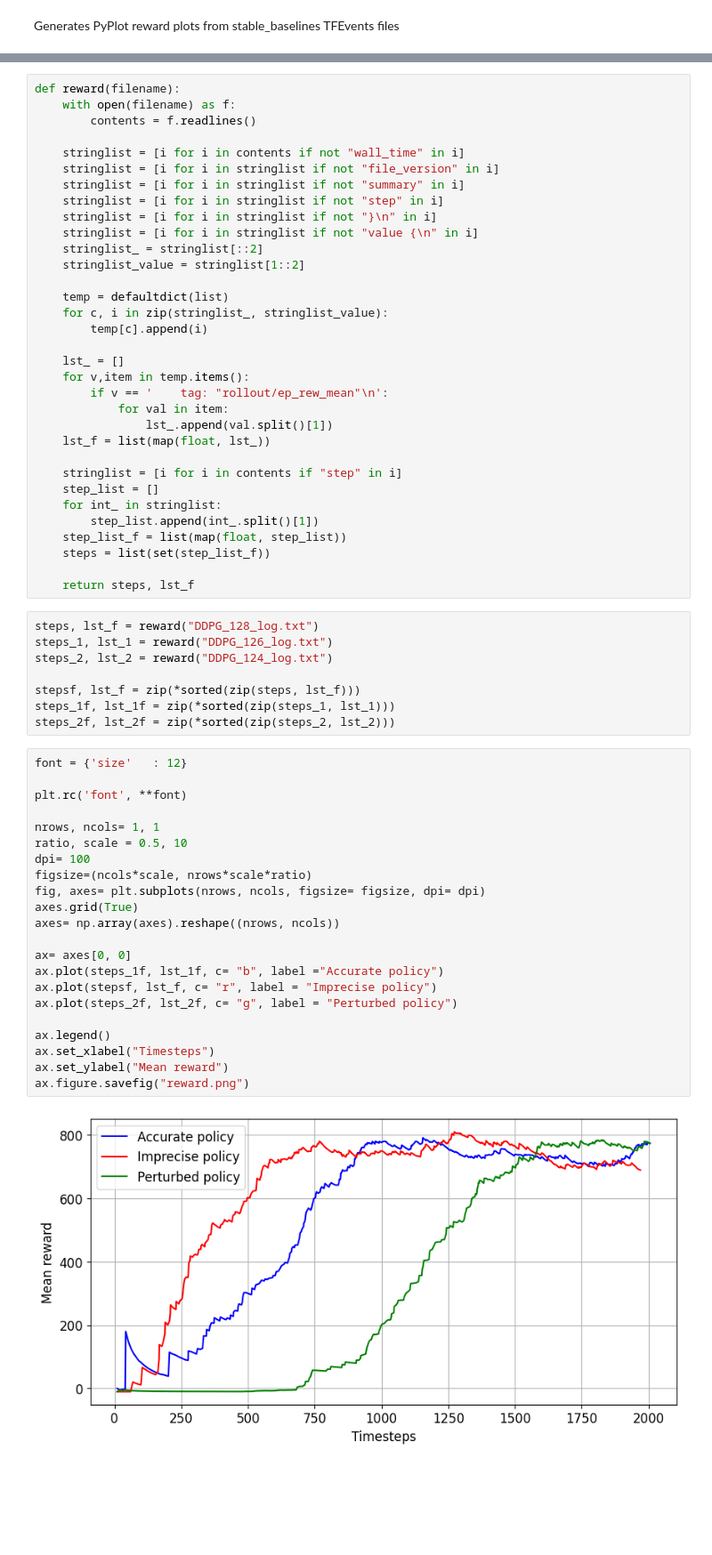
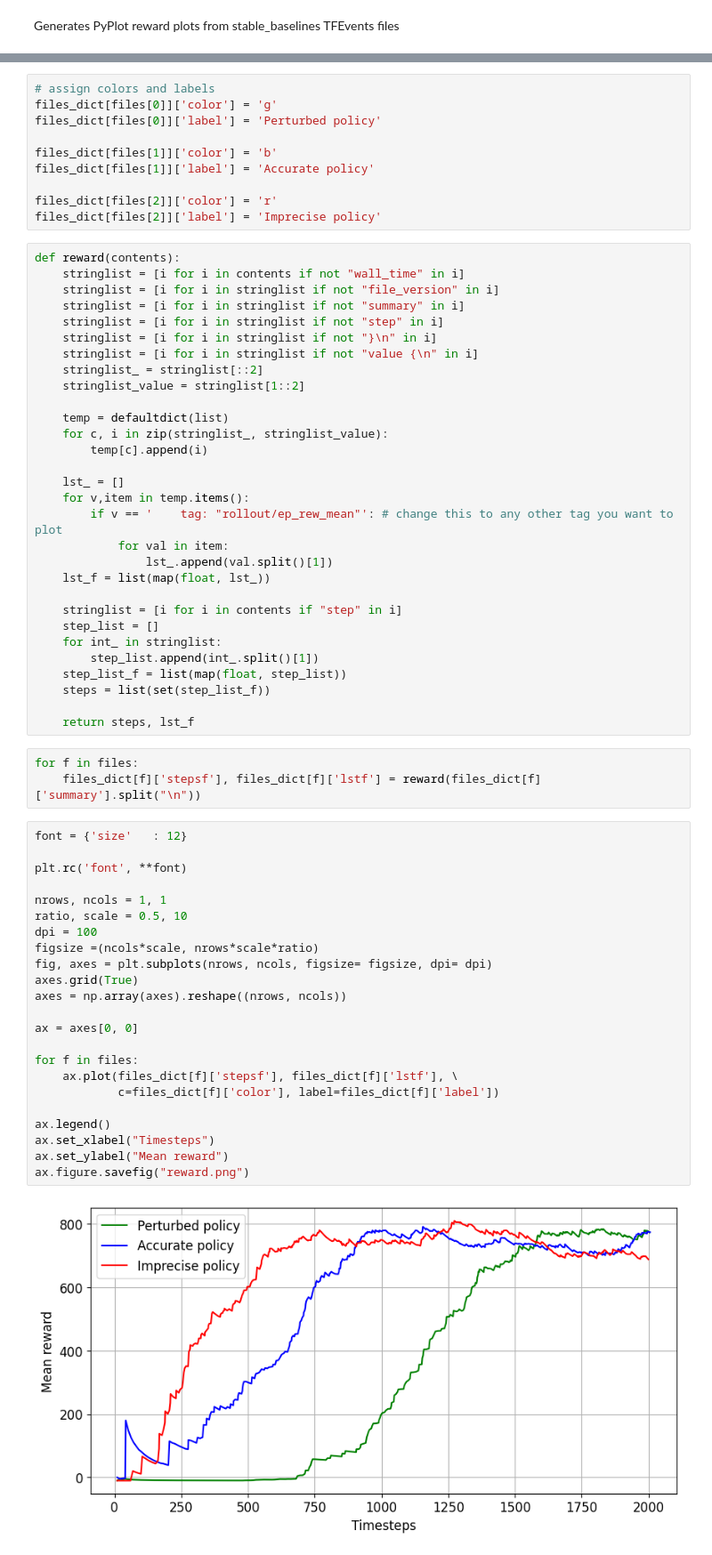
Before and after one commit to VoxML/BabyVW, a Jupyter notebook: stacker-agent/analysis/generate-reward-plots.ipynb, the cells around one changed output, grey strips where cells are left out. Shown at 89% size. Saved outputs shown, nothing was run; the diff lists cells and outputs as text; blank space fills up the shorter version.

Commit message:
Add generic version of generate-reward-plots

```diff
--- a/stacker-agent/analysis/generate-reward-plots.ipynb
+++ b/stacker-agent/analysis/generate-reward-plots.ipynb
@@ -8,8 +42,15 @@ from collections import defaultdict
+# %%
+# assign colors and labels
+files_dict[files[0]]['color'] = 'g'
+files_dict[files[0]]['label'] = 'Perturbed policy'
+
+files_dict[files[1]]['color'] = 'b'
+files_dict[files[1]]['label'] = 'Accurate policy'
+
+files_dict[files[2]]['color'] = 'r'
+files_dict[files[2]]['label'] = 'Imprecise policy'
 # %%
-def reward(filename):
-    with open(filename) as f:
-        contents = f.readlines()
-
+def reward(contents):
     stringlist = [i for i in contents if not "wall_time" in i]
     stringlist = [i for i in stringlist if not "file_version" in i]
     stringlist = [i for i in stringlist if not "summary" in i]
@@ -25,7 +66,7 @@ def reward(filename):
 
     lst_ = []
     for v,item in temp.items():
-        if v == '    tag: "rollout/ep_rew_mean"\n':
+        if v == '    tag: "rollout/ep_rew_mean"': # change this to any other tag you want to plot
             for val in item:
                 lst_.append(val.split()[1])
     lst_f = list(map(float, lst_))
@@ -39,34 +80,30 @@ def reward(filename):
 
     return steps, lst_f
 # %%
-steps, lst_f = reward("DDPG_128_log.txt")
-steps_1, lst_1 = reward("DDPG_126_log.txt")
-steps_2, lst_2 = reward("DDPG_124_log.txt")
-
-stepsf, lst_f = zip(*sorted(zip(steps, lst_f)))
-steps_1f, lst_1f = zip(*sorted(zip(steps_1, lst_1)))
-steps_2f, lst_2f = zip(*sorted(zip(steps_2, lst_2)))
+for f in files:
+    files_dict[f]['stepsf'], files_dict[f]['lstf'] = reward(files_dict[f]['summary'].split("\n"))
 # %%
 font = {'size'   : 12}
 
 plt.rc('font', **font)
 
-nrows, ncols= 1, 1
+nrows, ncols = 1, 1
 ratio, scale = 0.5, 10
-dpi= 100
-figsize=(ncols*scale, nrows*scale*ratio)
-fig, axes= plt.subplots(nrows, ncols, figsize= figsize, dpi= dpi)
+dpi = 100
+figsize =(ncols*scale, nrows*scale*ratio)
+fig, axes = plt.subplots(nrows, ncols, figsize= figsize, dpi= dpi)
 axes.grid(True)
-axes= np.array(axes).reshape((nrows, ncols))
+axes = np.array(axes).reshape((nrows, ncols))
 
-ax= axes[0, 0]
-ax.plot(steps_1f, lst_1f, c= "b", label ="Accurate policy")
-ax.plot(stepsf, lst_f, c= "r", label = "Imprecise policy")
-ax.plot(steps_2f, lst_2f, c= "g", label = "Perturbed policy")
+ax = axes[0, 0]
+
+for f in files:
+    ax.plot(files_dict[f]['stepsf'], files_dict[f]['lstf'], \
+            c=files_dict[f]['color'], label=files_dict[f]['label'])
 
 ax.legend()
 ax.set_xlabel("Timesteps")
 ax.set_ylabel("Mean reward")
 ax.figure.savefig("reward.png")
 # %% [output]
-[figure, old version]
+[figure, new version]
```
Also changed, not shown: parts of 5 cells of this notebook, 3 other files.
